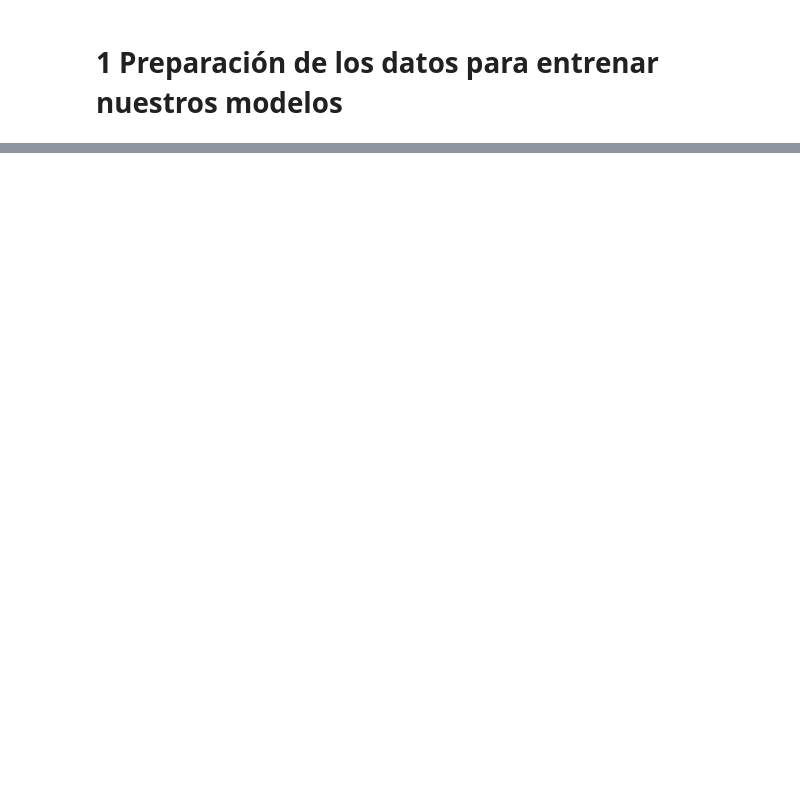
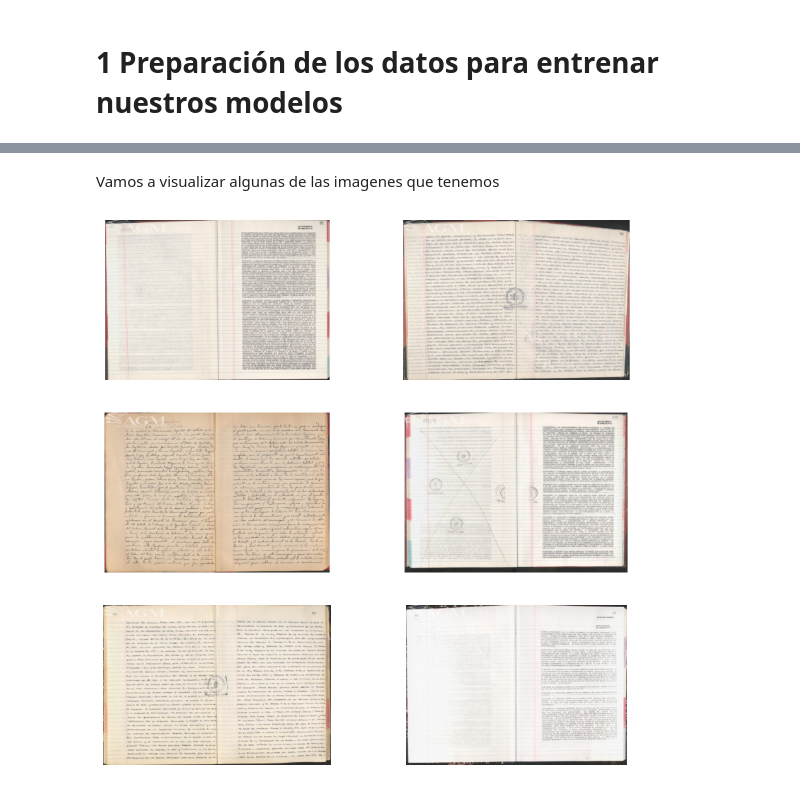
Before and after one commit to Naat-Analysis/Restauracion-Con-Redes-Neuronales, a Jupyter notebook: notebooks/1_0_preparacion_data.ipynb, the cells around one changed output, grey strips where cells are left out. Saved outputs shown, nothing was run; the diff lists cells and outputs as text; code cells hidden in the pictures; blank space fills up the shorter version.

Commit message:
pensamientos sobre como procesar las imagenes

```diff
--- a/notebooks/1_0_preparacion_data.ipynb
+++ b/notebooks/1_0_preparacion_data.ipynb
@@ -24,3 +24,26 @@ La forma en que la red neuronal va mejorando es a traves de dos procesos llamado
 ![digrama](https://i.imgur.com/Du8TZSv.png)
 
 Para el tipo de red neural que desarrollaremos, esta evaluación se realiza pixel por pixel, por lo que requerimos, por asi decirlo, dos imagenes espejo en cuanto a las carecteristicas buenas, una en el estado más óptimo posible y otra en un destado deteriorado, es decir, que alguna de los siguentes defectos: manchas, arrugas, palabras duplicadas en la impresión, oxido, sellos, marcas de páginas anteriores, desenfoque, baja legibilidad.
+# %%
+%load_ext autoreload
+%autoreload 2
+
+from pathlib import Path
+import sys
+
+CURRENT_DIR = Path('.').resolve()
+MODULES_DIR = CURRENT_DIR.parent.joinpath('src')
+sys.path.append(str(MODULES_DIR))
+DATA_DIR = CURRENT_DIR.parent.joinpath('data')
+DATA_RAW = DATA_DIR.joinpath('Raw','Bien')
+# %%
+files = sorted([f for f in DATA_RAW.iterdir() if f.is_file()])
+# %% [markdown]
+Vamos a visualizar algunas de las imagenes que tenemos
+# %%
+from tensorflow.keras.preprocessing.image import img_to_array, load_img
+
+import vis
+vis.nueve_plot(files)
+# %% [output]
+[figure, added]
```
Also changed, not shown: parts of 4 cells of this notebook, 2 other files.
